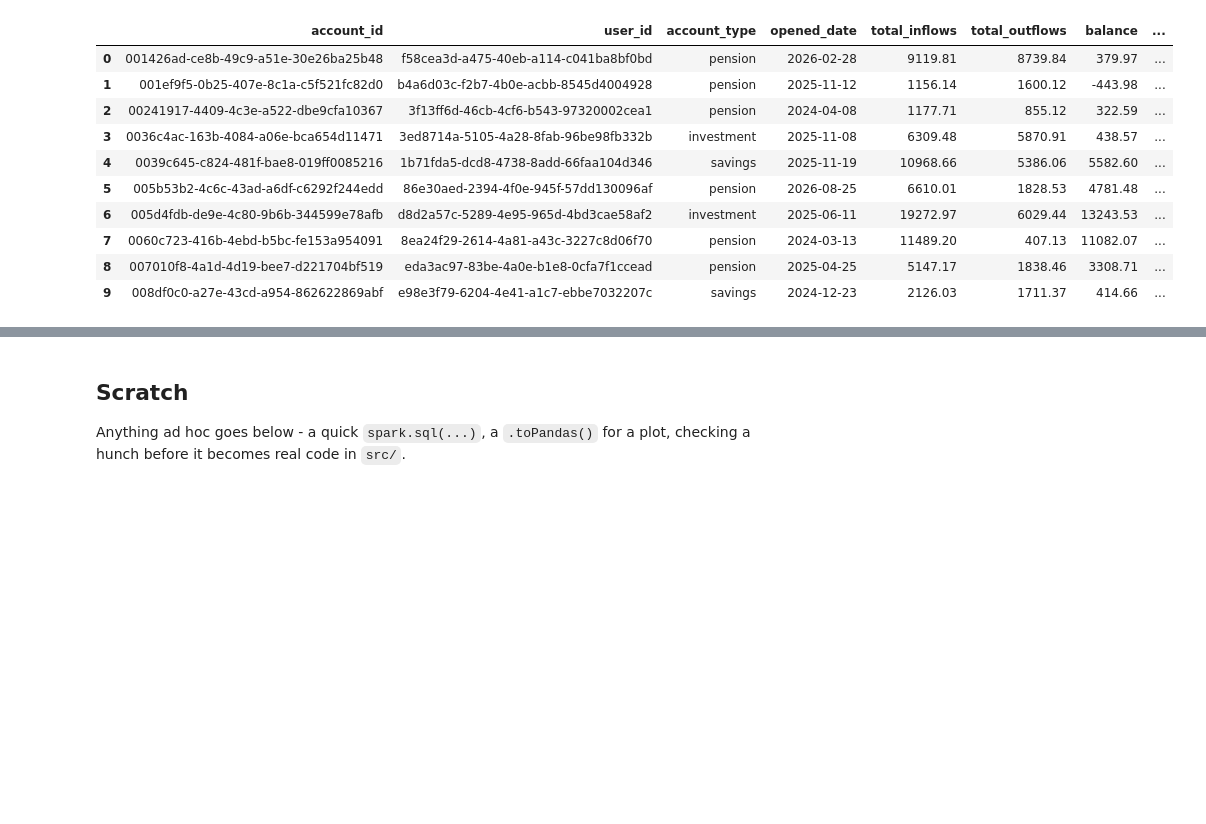
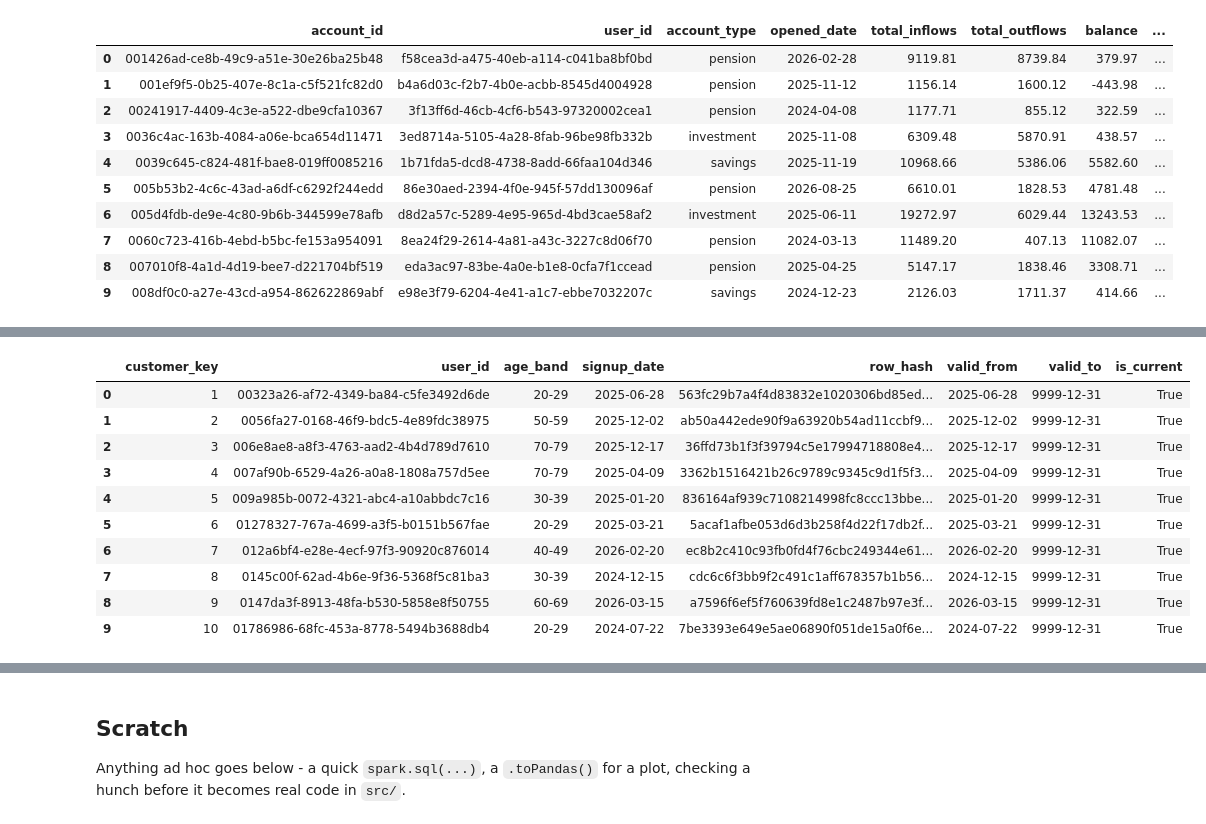
Before and after one commit to meedaycodes/fintech-lakehouse, a Jupyter notebook: notebooks/explore.ipynb, the cells around one changed output, grey strips where cells are left out. Cells and saved outputs as stored; diff of their text form; code cells hidden in the pictures; blank space fills up the shorter version.

```diff
--- a/notebooks/explore.ipynb
+++ b/notebooks/explore.ipynb
@@ -79,0 +135,15 @@ spark.table(f"{CATALOG_NAME}.gold.account_summary").orderBy("account_id").limit(
+# %%
+# SCD2: one row per customer version. Filter is_current for the live view.
+spark.table(f"{CATALOG_NAME}.gold.dim_customer").orderBy("customer_key").limit(10).toPandas()
+# %% [output]
+|  | customer_key | user_id | age_band | signup_date | row_hash | valid_from | valid_to | is_current |
+| 0 | 1 | 00323a26-af72-4349-ba84-c5fe3492d6de | 20-29 | 2025-06-28 | 563fc29b7a4f4d83832e1020306bd85ed... | 2025-06-28 | 9999-12-31 | True |
+| 1 | 2 | 0056fa27-0168-46f9-bdc5-4e89fdc38975 | 50-59 | 2025-12-02 | ab50a442ede90f9a63920b54ad11ccbf9... | 2025-12-02 | 9999-12-31 | True |
+| 2 | 3 | 006e8ae8-a8f3-4763-aad2-4b4d789d7610 | 70-79 | 2025-12-17 | 36ffd73b1f3f39794c5e17994718808e4... | 2025-12-17 | 9999-12-31 | True |
+| 3 | 4 | 007af90b-6529-4a26-a0a8-1808a757d5ee | 70-79 | 2025-04-09 | 3362b1516421b26c9789c9345c9d1f5f3... | 2025-04-09 | 9999-12-31 | True |
+| 4 | 5 | 009a985b-0072-4321-abc4-a10abbdc7c16 | 30-39 | 2025-01-20 | 836164af939c7108214998fc8ccc13bbe... | 2025-01-20 | 9999-12-31 | True |
+| 5 | 6 | 01278327-767a-4699-a3f5-b0151b567fae | 20-29 | 2025-03-21 | 5acaf1afbe053d6d3b258f4d22f17db2f... | 2025-03-21 | 9999-12-31 | True |
+| 6 | 7 | 012a6bf4-e28e-4ecf-97f3-90920c876014 | 40-49 | 2026-02-20 | ec8b2c410c93fb0fd4f76cbc249344e61... | 2026-02-20 | 9999-12-31 | True |
+| 7 | 8 | 0145c00f-62ad-4b6e-9f36-5368f5c81ba3 | 30-39 | 2024-12-15 | cdc6c6f3bb9f2c491c1aff678357b1b56... | 2024-12-15 | 9999-12-31 | True |
+| 8 | 9 | 0147da3f-8913-48fa-b530-5858e8f50755 | 60-69 | 2026-03-15 | a7596f6ef5f760639fd8e1c2487b97e3f... | 2026-03-15 | 9999-12-31 | True |
+| 9 | 10 | 01786986-68fc-453a-8778-5494b3688db4 | 20-29 | 2024-07-22 | 7be3393e649e5ae06890f051de15a0f6e... | 2024-07-22 | 9999-12-31 | True |
```
Also changed, not shown: parts of 11 cells of this notebook.
